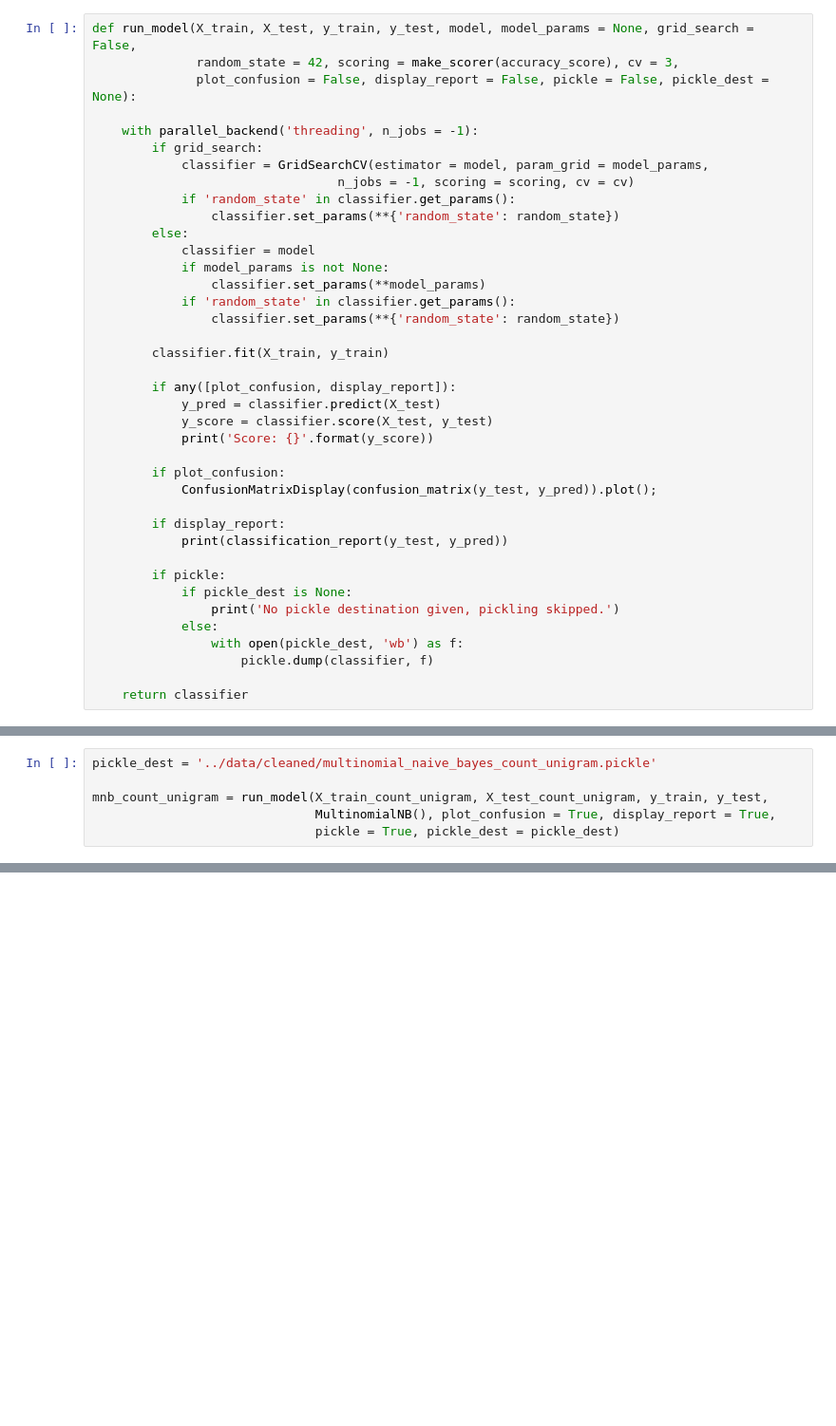
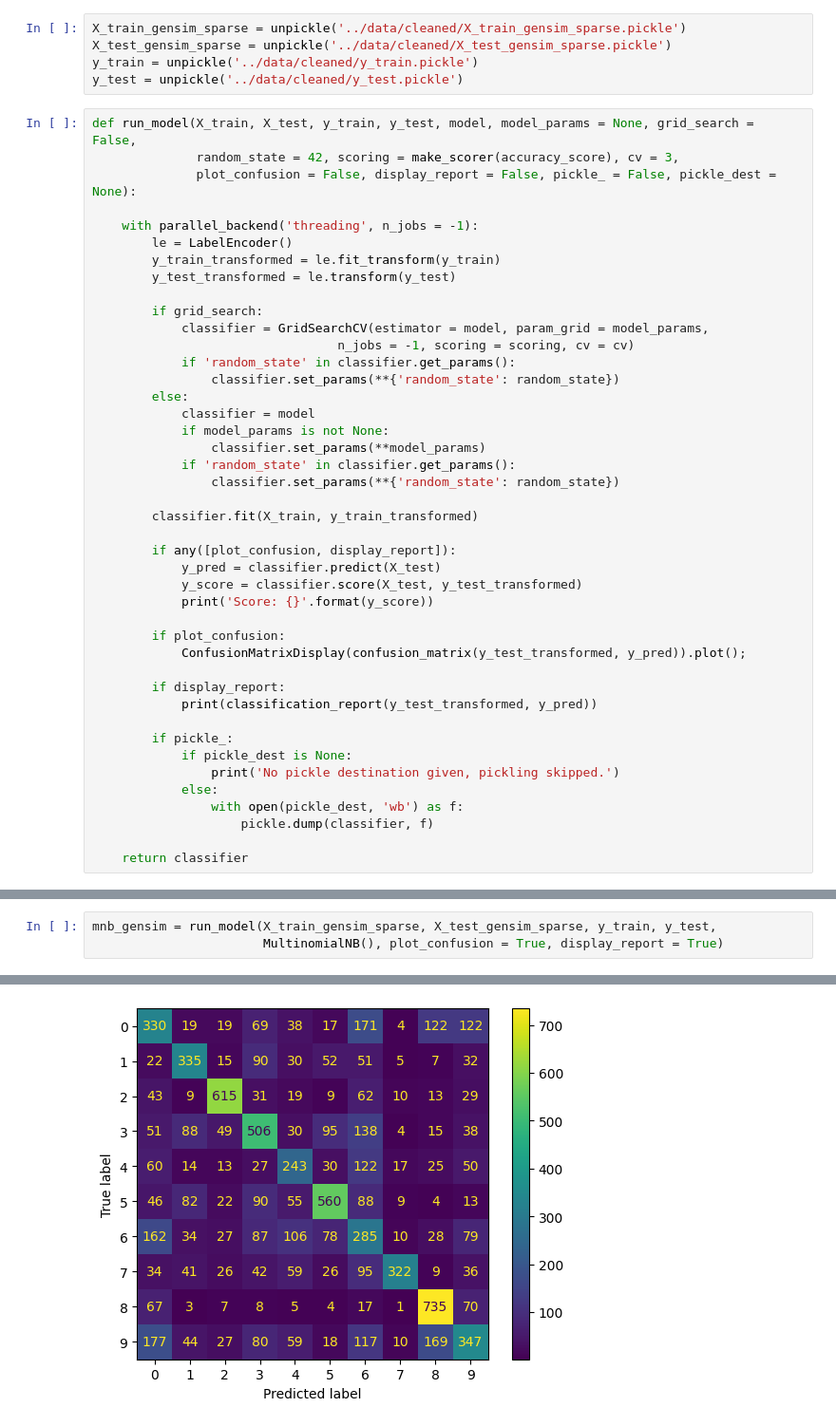
Before and after one commit to JoshuaGottlieb/NLP-Genre-Classification, a Jupyter notebook: notebooks/Modeling.ipynb, the cells around one changed output, grey strips where cells are left out. Shown at 95% size. Saved outputs shown, nothing was run; the diff lists cells and outputs as text; blank space fills up the shorter version.

```diff
--- a/notebooks/Modeling.ipynb
+++ b/notebooks/Modeling.ipynb
@@ -23,9 +22,18 @@ df.genre_name.value_counts()
+# %%
+X_train_gensim_sparse = unpickle('../data/cleaned/X_train_gensim_sparse.pickle')
+X_test_gensim_sparse = unpickle('../data/cleaned/X_test_gensim_sparse.pickle')
+y_train = unpickle('../data/cleaned/y_train.pickle')
+y_test = unpickle('../data/cleaned/y_test.pickle')
 # %%
 def run_model(X_train, X_test, y_train, y_test, model, model_params = None, grid_search = False,
               random_state = 42, scoring = make_scorer(accuracy_score), cv = 3,
-              plot_confusion = False, display_report = False, pickle = False, pickle_dest = None):
+              plot_confusion = False, display_report = False, pickle_ = False, pickle_dest = None):
 
     with parallel_backend('threading', n_jobs = -1):
+        le = LabelEncoder()
+        y_train_transformed = le.fit_transform(y_train)
+        y_test_transformed = le.transform(y_test)
+
         if grid_search:
             classifier = GridSearchCV(estimator = model, param_grid = model_params,
                                  n_jobs = -1, scoring = scoring, cv = cv)
@@ -38,20 +46,20 @@ def run_model(X_train, X_test, y_train, y_test, model, model_params = None, grid
             if 'random_state' in classifier.get_params():
                 classifier.set_params(**{'random_state': random_state})
 
-        classifier.fit(X_train, y_train)
+        classifier.fit(X_train, y_train_transformed)
 
         if any([plot_confusion, display_report]):
             y_pred = classifier.predict(X_test)
-            y_score = classifier.score(X_test, y_test)
+            y_score = classifier.score(X_test, y_test_transformed)
             print('Score: {}'.format(y_score))
 
         if plot_confusion:
-            ConfusionMatrixDisplay(confusion_matrix(y_test, y_pred)).plot();
+            ConfusionMatrixDisplay(confusion_matrix(y_test_transformed, y_pred)).plot();
 
         if display_report:
-            print(classification_report(y_test, y_pred))
+            print(classification_report(y_test_transformed, y_pred))
 
-        if pickle:
+        if pickle_:
             if pickle_dest is None:
                 print('No pickle destination given, pickling skipped.')
             else:
@@ -107,6 +70,4 @@ X_train_tfidf_bigram, X_test_tfidf_bigram, y_train, y_test, tfidf_vectorizer_big
 # %%
-pickle_dest = '../data/cleaned/multinomial_naive_bayes_count_unigram.pickle'
-
-mnb_count_unigram = run_model(X_train_count_unigram, X_test_count_unigram, y_train, y_test,
-                              MultinomialNB(), plot_confusion = True, display_report = True,
-                              pickle = True, pickle_dest = pickle_dest)
+mnb_gensim = run_model(X_train_gensim_sparse, X_test_gensim_sparse, y_train, y_test,
+                       MultinomialNB(), plot_confusion = True, display_report = True)
+# %% [output]
@@ -113 +91,2 @@ mnb_count_unigram = run_model(X_train_count_unigram, X_test_count_unigram, y_tra
+[figure, added]
 # %%
```
Also changed, not shown: parts of 17 cells of this notebook, 4 other files.
